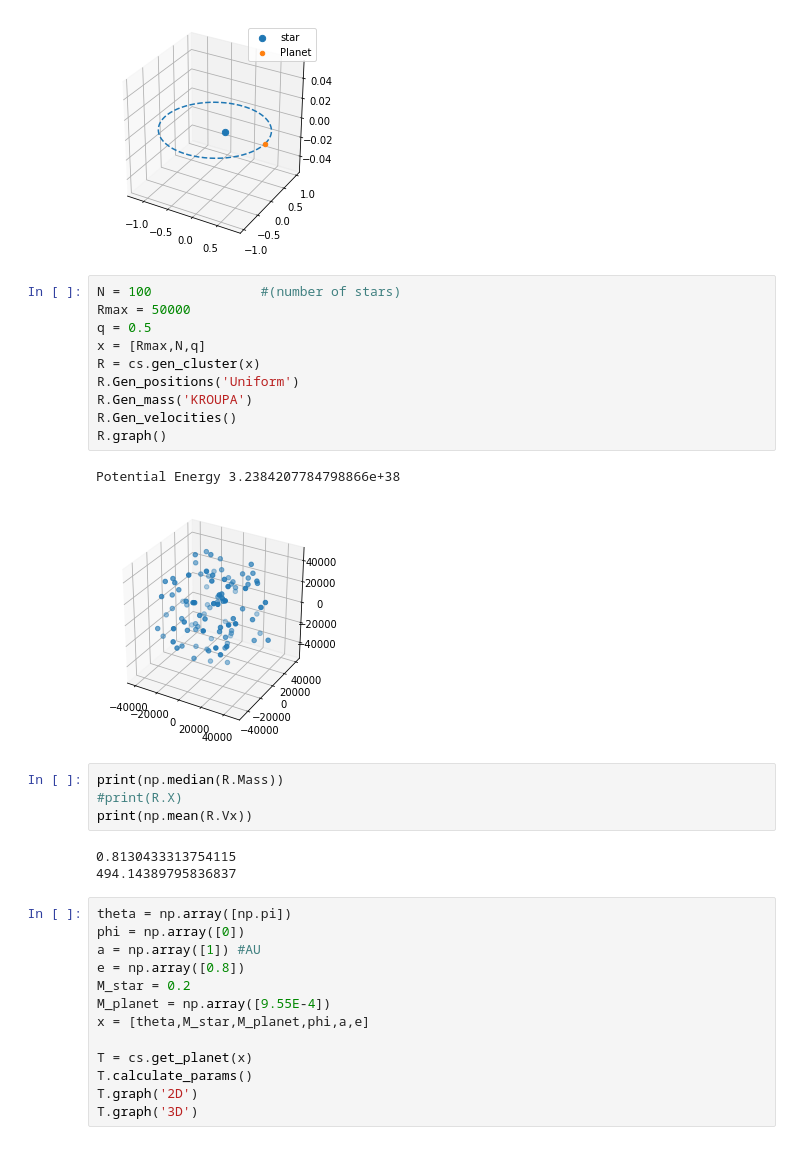
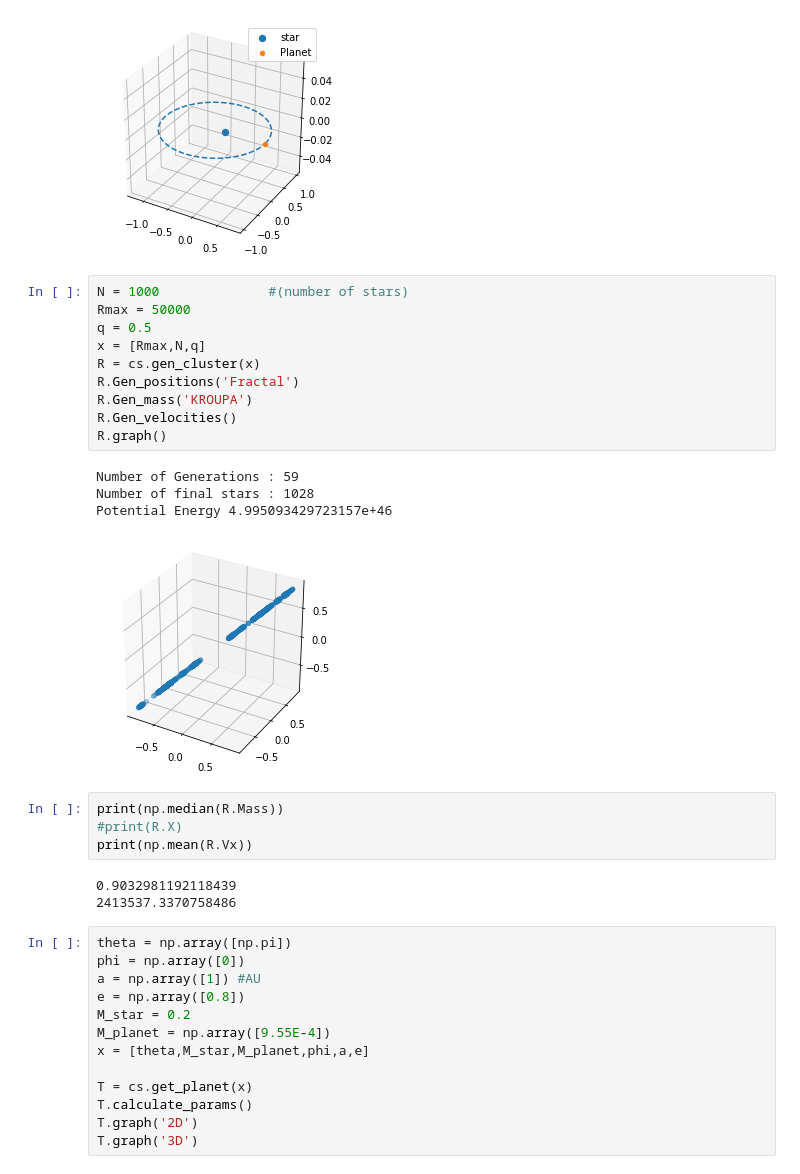
Before and after one commit to RhysAlfShaw/MSc_Project_Code, a Jupyter notebook: clustersimply_test.ipynb, the cells around one changed output. Cells and saved outputs as stored; diff of their text form.

```diff
--- a/clustersimply_test.ipynb
+++ b/clustersimply_test.ipynb
@@ -14,25 +14,27 @@ Meas.graph('3D',a,e)
 # %% [output]
 [figure]
 # %%
-N = 100              #(number of stars)
+N = 1000              #(number of stars)
 Rmax = 50000
 q = 0.5
 x = [Rmax,N,q]
 R = cs.gen_cluster(x)
-R.Gen_positions('Uniform')
+R.Gen_positions('Fractal')
 R.Gen_mass('KROUPA')
 R.Gen_velocities()
 R.graph()
 # %% [output]
-Potential Energy 3.2384207784798866e+38
+Number of Generations : 59
+Number of final stars : 1028
+Potential Energy 4.995093429723157e+46
-[figure, old version]
+[figure, new version]
 # %%
 print(np.median(R.Mass))
 #print(R.X)
 print(np.mean(R.Vx))
 # %% [output]
-0.8130433313754115
-494.14389795836837
+0.9032981192118439
+2413537.3370758486
 # %%
 theta = np.array([np.pi])
 phi = np.array([0])
```
Also changed, not shown: 1 other file.
